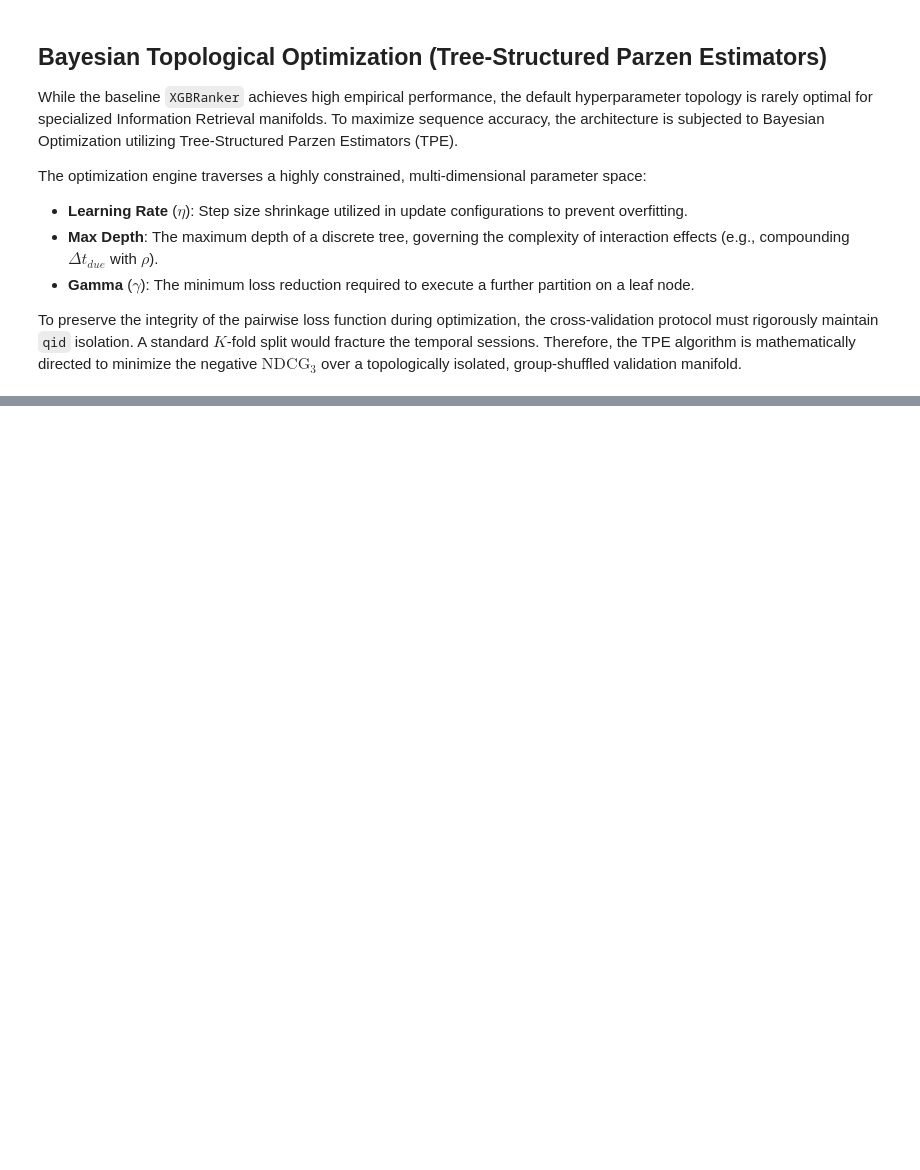
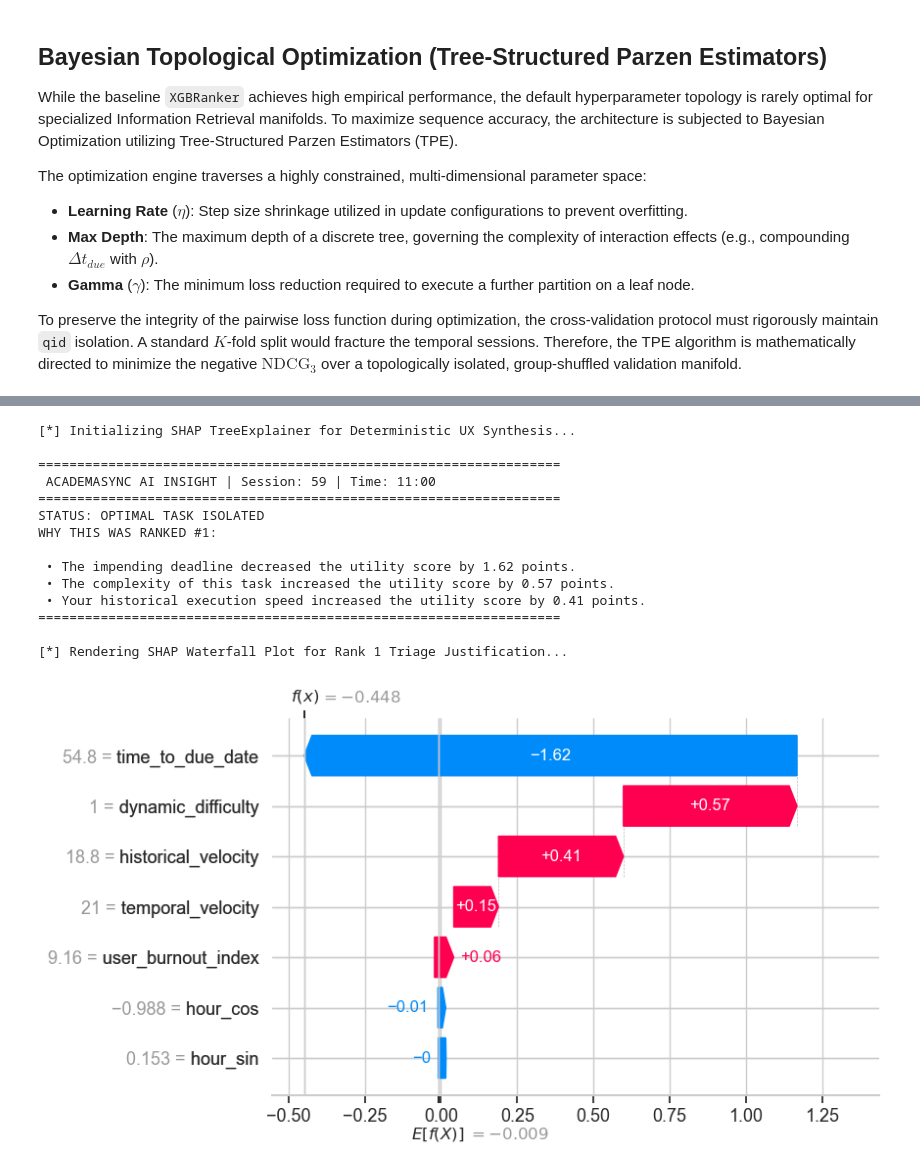
Before and after one commit to Booma1002/swe_ml, a Jupyter notebook: recommender_model.ipynb, the cells around one changed output, grey strips where cells are left out. Saved outputs shown, nothing was run; the diff lists cells and outputs as text; code cells hidden in the pictures; blank space fills up the shorter version.

```diff
--- a/recommender_model.ipynb
+++ b/recommender_model.ipynb
@@ -326,3 +406,65 @@ plot_triage(top_5_df, sample_session_id)
+# %%
+print("[*] Initializing SHAP TreeExplainer for Deterministic UX Synthesis...\n")
+explainer = shap.TreeExplainer(tuned_champion)
+rank_1_idx = df_qualitative['Predicted_Utility'].idxmax()
+rank_1_features = X_session.loc[[rank_1_idx]]
+rank_1_shap = explainer(rank_1_features)
+feature_names = X_session.columns
+shap_values_array = rank_1_shap.values[0]
+
+impacts = list(zip(feature_names, shap_values_array))
+impacts.sort(key=lambda x: abs(x[1]), reverse=True)
+lexicon = {
+    'time_to_due_date': 'The impending deadline',
+    'dynamic_difficulty': 'The complexity of this task',
+    'user_burnout_index': 'Your current cognitive fatigue (\u03C1)',
+    'historical_velocity': 'Your historical execution speed',
+    'temporal_velocity': 'Your localized execution speed at this hour',
+    'hour_sin': 'Your biological chronotype alignment',
+    'hour_cos': 'Your biological chronotype alignment'
+}
+
+print("===================================================================")
+print(f" ACADEMASYNC AI INSIGHT | Session: {sample_session_id} | Time: {time_str}")
+print("===================================================================")
+print("STATUS: OPTIMAL TASK ISOLATED")
+print("WHY THIS WAS RANKED #1:\n")
+
+for feature, impact in impacts[:3]:
+    if abs(impact) < 0.01:
+        continue
+    direction = "increased" if impact > 0 else "decreased"
+    clean_name = lexicon.get(feature, feature)
+
+    if feature == 'user_burnout_index' and impact > 0:
+        context = "(Strategic priority given to lower-friction tasks to prevent burnout)."
+    elif feature == 'temporal_velocity' and impact > 0:
+        context = "(You historically clear similar tasks rapidly during this time window)."
+    elif feature == 'time_to_due_date' and impact > 0:
+        context = "(Urgent temporal constraint detected)."
+    else:
+        context = ""
+    print(f" • {clean_name} {direction} the utility score by {abs(impact):.2f} points. {context}")
+
+print("===================================================================")
+print("\n[*] Rendering SHAP Waterfall Plot for Rank 1 Triage Justification...")
+shap.plots.waterfall(rank_1_shap[0], max_display=7)
+# %% [output]
+[*] Initializing SHAP TreeExplainer for Deterministic UX Synthesis...
+
+===================================================================
+ ACADEMASYNC AI INSIGHT | Session: 59 | Time: 11:00
+===================================================================
+STATUS: OPTIMAL TASK ISOLATED
+WHY THIS WAS RANKED #1:
+
+ • The impending deadline decreased the utility score by 1.62 points.
+ • The complexity of this task increased the utility score by 0.57 points.
+ • Your historical execution speed increased the utility score by 0.41 points.
+===================================================================
+
+[*] Rendering SHAP Waterfall Plot for Rank 1 Triage Justification...
+[figure, added]
 # %%
 import pickle
 with open("output\\recommender_engine.pkl", 'wb') as f:
```
Also changed, not shown: parts of 18 cells of this notebook, 5 other files.
